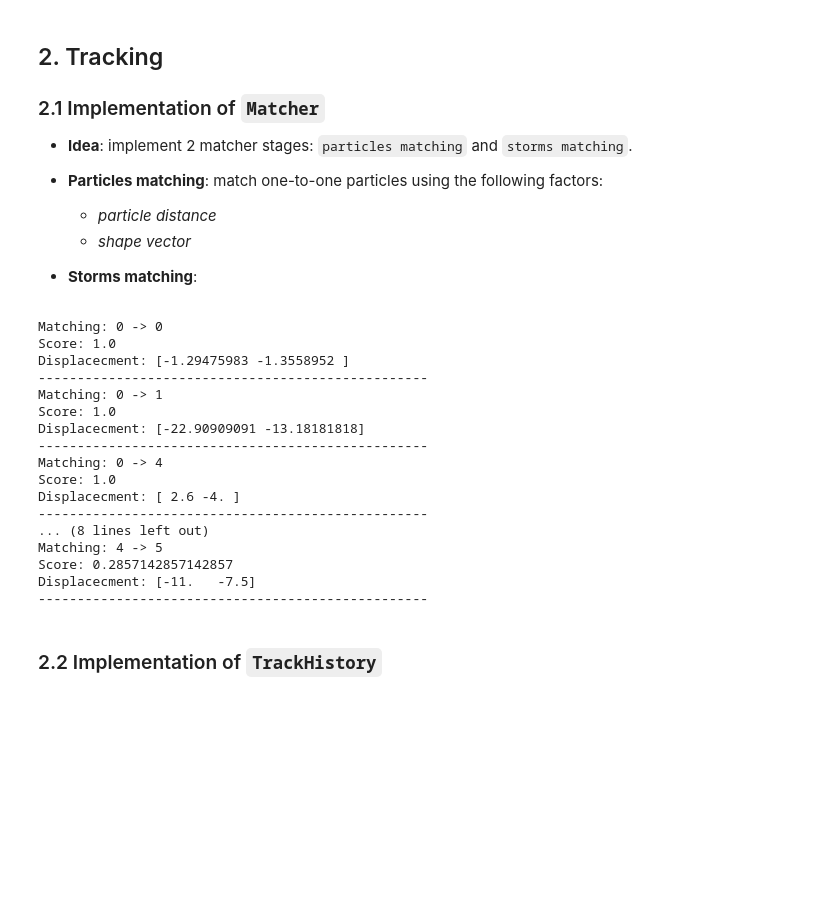
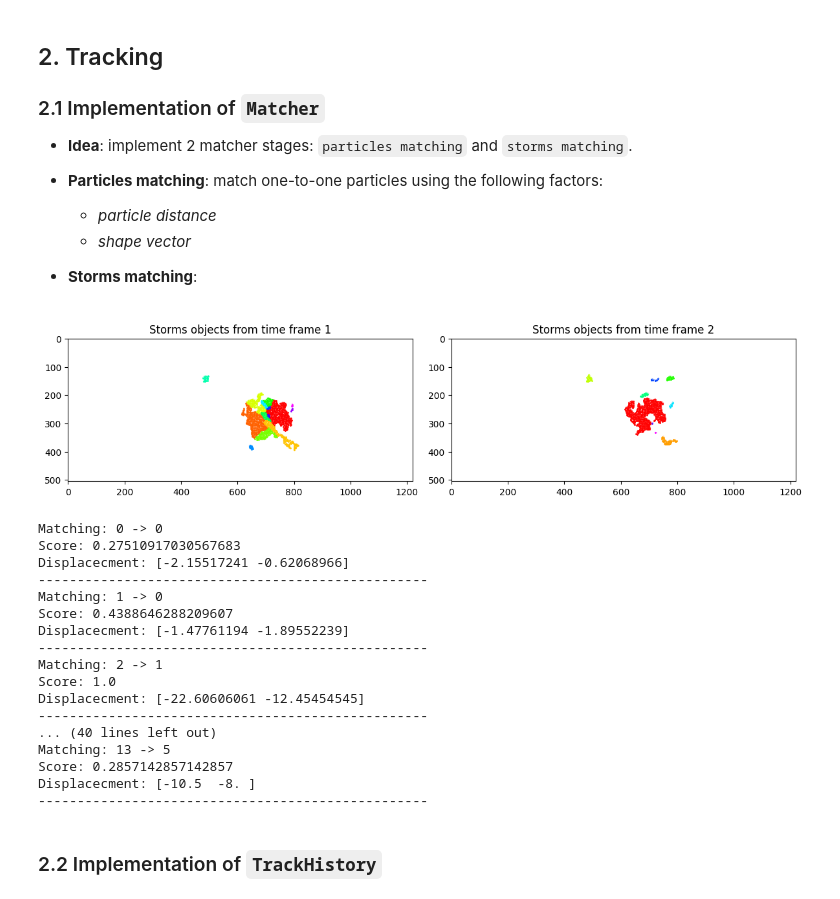
Before and after one commit to quochieu586/Thunderstorm-Nowcasting-Geometry-Topology-Approach, a Jupyter notebook: Our_implementation.ipynb, the cells around one changed output. Saved outputs shown, nothing was run; the diff lists cells and outputs as text; code cells hidden in the pictures; blank space fills up the shorter version.

```diff
--- a/Our_implementation.ipynb
+++ b/Our_implementation.ipynb
@@ -402,33 +445,49 @@ class StormMatcher(BaseMatcher):
 # %%
 MAX_VELOCITY = 500
 MATCHING_THRESHOLD = 0.45
 
+prev_storm_idx, curr_storm_idx = 1, 2
+
+plt.figure(figsize=(12, 10))
+plt.subplot(1,2,1)
+plt.imshow(plot_storms(prev_storm_idx))
+plt.title(f'Storms objects from time frame {prev_storm_idx}')
+plt.tight_layout()
+
+plt.subplot(1,2,2)
+plt.imshow(plot_storms(curr_storm_idx))
+plt.title(f'Storms objects from time frame {curr_storm_idx}')
+plt.tight_layout()
+
+plt.show()
+
 matcher = StormMatcher(MAX_VELOCITY, MATCHING_THRESHOLD)
-assignments, scores, displacements = matcher.match_storms(storms_map_time_lst[1], storms_map_time_lst[2])
+assignments, scores, displacements = matcher.match_storms(storms_map_time_lst[prev_storm_idx], storms_map_time_lst[curr_storm_idx])
 
 for (prev_idx, curr_idx), score, displacement in zip(assignments, scores, displacements):
     print(f"Matching: {prev_idx} -> {curr_idx}")
     print(f"Score: {score}")
     print(f"Displacecment: {displacement}")
     print("-" * 50)
 # %% [output]
+[figure, added]
 Matching: 0 -> 0
+Score: 0.27510917030567683
+Displacecment: [-2.15517241 -0.62068966]
+--------------------------------------------------
+Matching: 1 -> 0
+Score: 0.4388646288209607
+Displacecment: [-1.47761194 -1.89552239]
+--------------------------------------------------
+Matching: 2 -> 1
 Score: 1.0
-Displacecment: [-1.29475983 -1.3558952 ]
+Displacecment: [-22.60606061 -12.45454545]
 --------------------------------------------------
-Matching: 0 -> 1
-Score: 1.0
-Displacecment: [-22.90909091 -13.18181818]
+... (40 lines left out)
+Matching: 13 -> 5
+Score: 0.2857142857142857
+Displacecment: [-10.5  -8. ]
 --------------------------------------------------
-Matching: 0 -> 4
-Score: 1.0
-Displacecment: [ 2.6 -4. ]
---------------------------------------------------
-... (8 lines left out)
-Matching: 4 -> 5
-Score: 0.2857142857142857
-Displacecment: [-11.   -7.5]
---------------------------------------------------
 # %% [markdown]
 ### 2.2 Implementation of `TrackHistory`
 # %%
```
Also changed, not shown: parts of 6 cells of this notebook, 2 other files.
